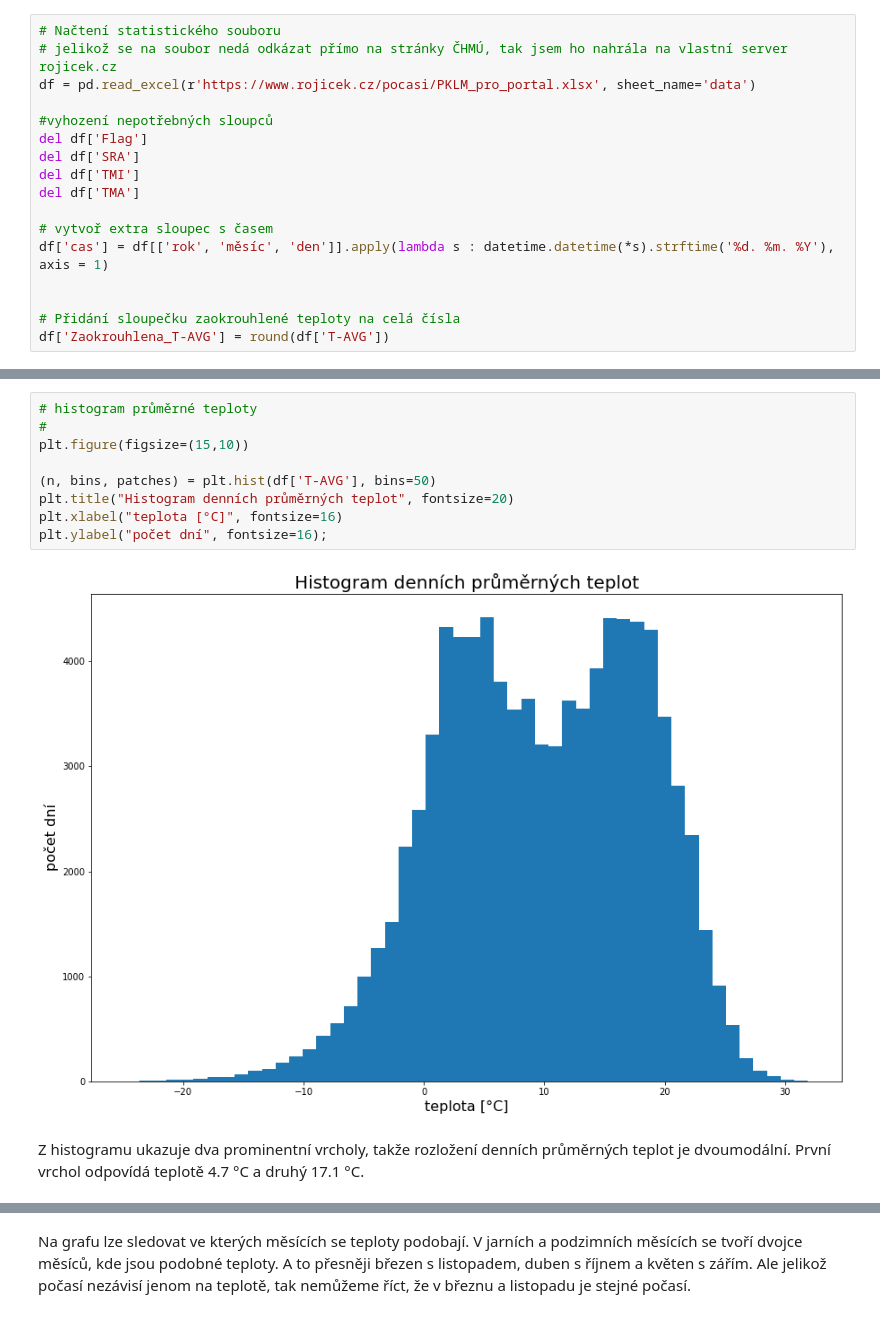
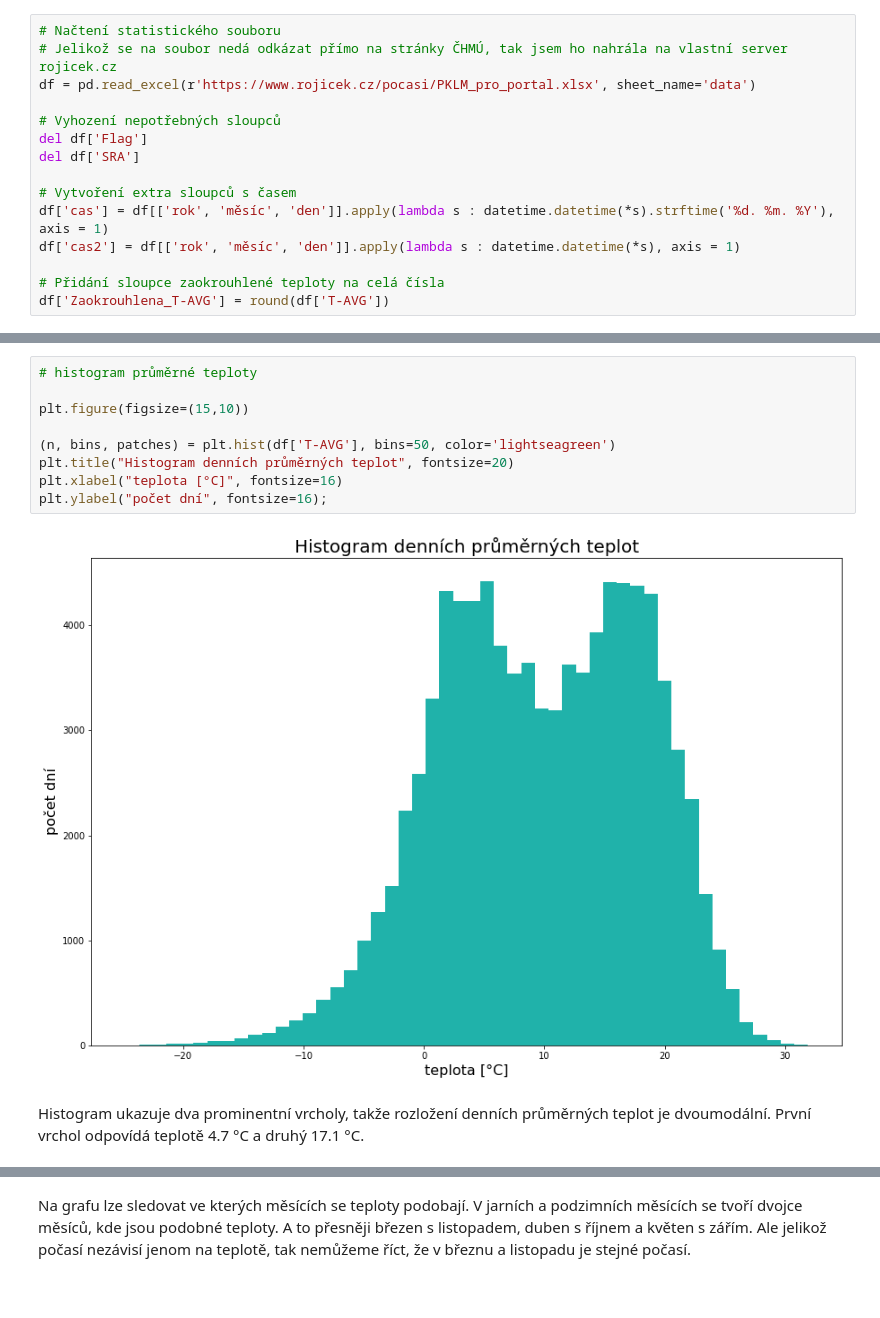
Before and after one commit to ERojickova/Statistika, a Jupyter notebook: Statistika.ipynb, the cells around one changed output, grey strips where cells are left out. Saved outputs shown, nothing was run; the diff lists cells and outputs as text.

Commit message:
Vytvořeno pomocí služby Colaboratory

```diff
--- a/Statistika.ipynb
+++ b/Statistika.ipynb
@@ -20,20 +19,18 @@ import calendar
 import datetime
 # %%
 # Načtení statistického souboru
-# jelikož se na soubor nedá odkázat přímo na stránky ČHMÚ, tak jsem ho nahrála na vlastní server rojicek.cz
+# Jelikož se na soubor nedá odkázat přímo na stránky ČHMÚ, tak jsem ho nahrála na vlastní server rojicek.cz
 df = pd.read_excel(r'https://www.rojicek.cz/pocasi/PKLM_pro_portal.xlsx', sheet_name='data')
 
-#vyhození nepotřebných sloupců
+# Vyhození nepotřebných sloupců
 del df['Flag']
 del df['SRA']
-del df['TMI']
-del df['TMA']
 
-# vytvoř extra sloupec s časem
+# Vytvoření extra sloupců s časem
 df['cas'] = df[['rok', 'měsíc', 'den']].apply(lambda s : datetime.datetime(*s).strftime('%d. %m. %Y'), axis = 1)
+df['cas2'] = df[['rok', 'měsíc', 'den']].apply(lambda s : datetime.datetime(*s), axis = 1)
 
-
-# Přidání sloupečku zaokrouhlené teploty na celá čísla
+# Přidání sloupce zaokrouhlené teploty na celá čísla
 df['Zaokrouhlena_T-AVG'] = round(df['T-AVG'])
 # %%
 # Zobrazení prvních 10 řádků statistického souboru
@@ -119,14 +121,14 @@ Medián: 10.0
 # %%
 # histogram průměrné teploty
-#
+
 plt.figure(figsize=(15,10))
 
-(n, bins, patches) = plt.hist(df['T-AVG'], bins=50)
+(n, bins, patches) = plt.hist(df['T-AVG'], bins=50, color='lightseagreen')
 plt.title("Histogram denních průměrných teplot", fontsize=20)
 plt.xlabel("teplota [°C]", fontsize=16)
 plt.ylabel("počet dní", fontsize=16);
 # %% [output]
-[figure, old version]
+[figure, new version]
 # %% [markdown]
-Z histogramu ukazuje dva prominentní vrcholy, takže rozložení denních průměrných teplot je dvoumodální. První vrchol odpovídá teplotě 4.7 °C a druhý 17.1 °C.
+Histogram ukazuje dva prominentní vrcholy, takže rozložení denních průměrných teplot je dvoumodální. První vrchol odpovídá teplotě 4.7 °C a druhý 17.1 °C.
 # %%
```
Also changed, not shown: parts of 6 cells of this notebook.
